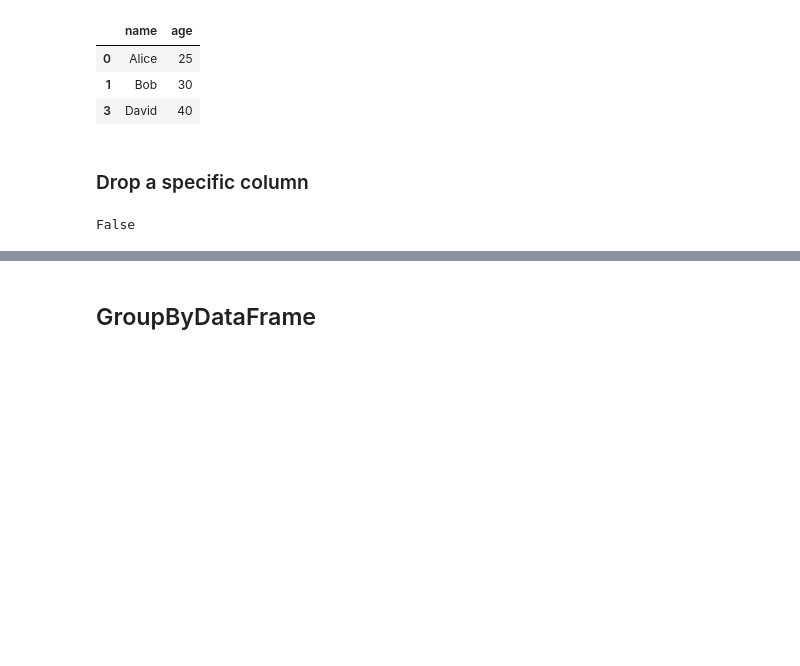
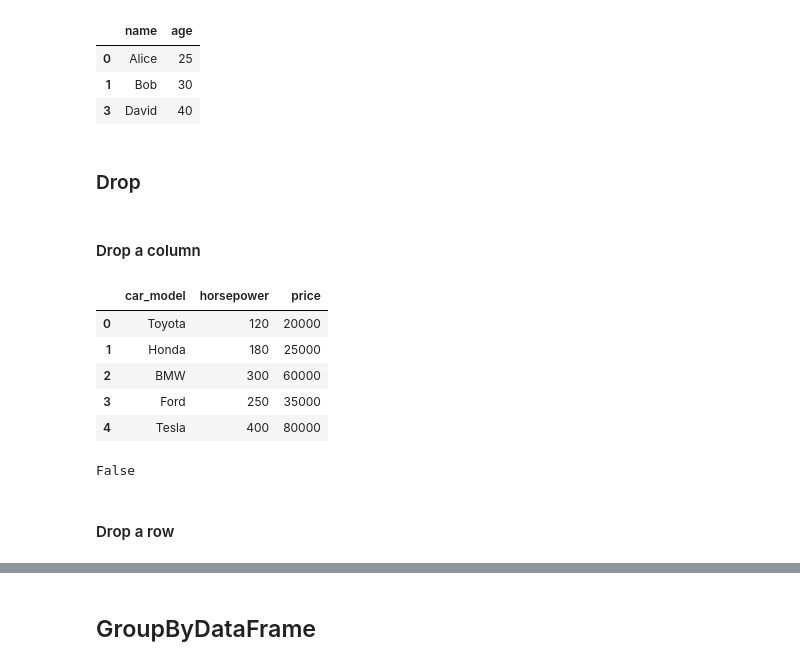
Before and after one commit to fateme-alk/learning, a Jupyter notebook: IBM_data_analysis/module1/IBM_data_analysis.ipynb, the cells around one changed output, grey strips where cells are left out. Saved outputs shown, nothing was run; the diff lists cells and outputs as text; code cells hidden in the pictures; blank space fills up the shorter version.

```diff
--- a/IBM_data_analysis/module1/IBM_data_analysis.ipynb
+++ b/IBM_data_analysis/module1/IBM_data_analysis.ipynb
@@ -1050,8 +1074,10 @@ df.drop_duplicates()
 | 0 | Alice | 25 |
 | 1 | Bob | 30 |
 | 3 | David | 40 |
+# %% [markdown]
+### Drop
 # %% [markdown]
-### Drop a specific column
+#### Drop a column
 # %%
 df1 = pd.DataFrame({
     'car_model': ['Toyota', 'Honda', 'BMW', 'Ford', 'Tesla'],
@@ -1059,9 +1085,20 @@ df1 = pd.DataFrame({
     'price': [20000, 25000, 60000, 35000, 80000]
 
 })
+# %%
+df1
+# %% [output]
+|  | car_model | horsepower | price |
+| 0 | Toyota | 120 | 20000 |
+| 1 | Honda | 180 | 25000 |
+| 2 | BMW | 300 | 60000 |
+| 3 | Ford | 250 | 35000 |
+| 4 | Tesla | 400 | 80000 |
 # %%
 df1.drop('price', axis=1, inplace=True)
 # %%
 'price' in df1
 # %% [output]
 False
+# %% [markdown]
+#### Drop a row
```
Also changed, not shown: parts of 28 cells of this notebook.
